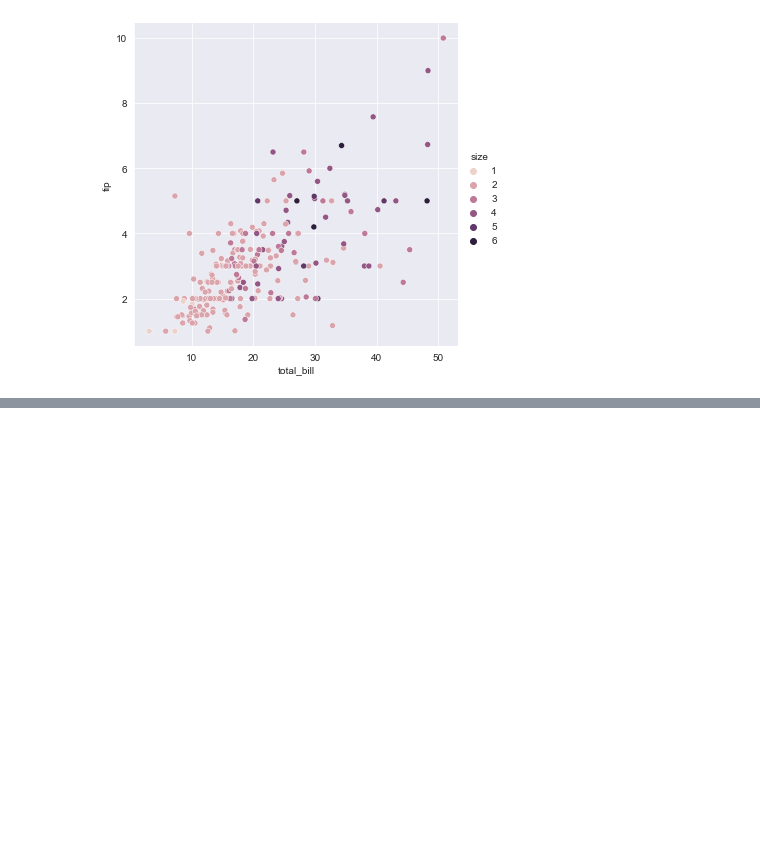
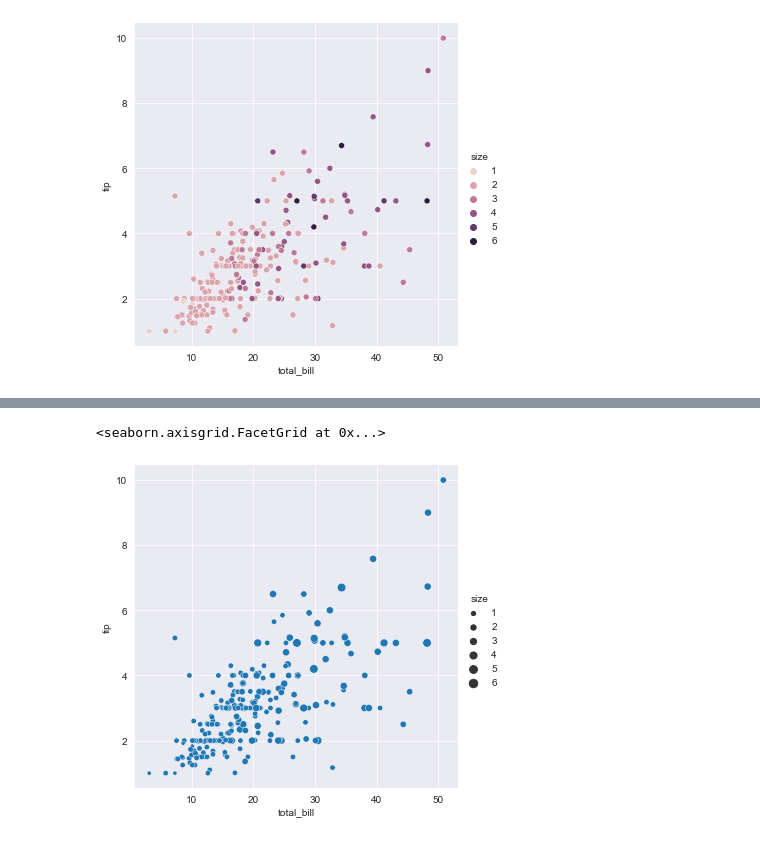
Before and after one commit to dehsheikh/Data_Science, a Jupyter notebook: Data_Visualization/Seaborn.ipynb, the cells around one changed output, grey strips where cells are left out. Saved outputs shown, nothing was run; the diff lists cells and outputs as text; code cells hidden in the pictures; blank space fills up the shorter version.

```diff
--- a/Data_Visualization/Seaborn.ipynb
+++ b/Data_Visualization/Seaborn.ipynb
@@ -40,0 +63,8 @@ sns.relplot(data = tips,
+# %%
+sns.relplot(data = tips,
+            x = "total_bill",
+            y = "tip",
+            size = "size")
+# %% [output]
+<seaborn.axisgrid.FacetGrid at 0x...>
+[figure, added]
```
Also changed, not shown: parts of 4 cells of this notebook.
